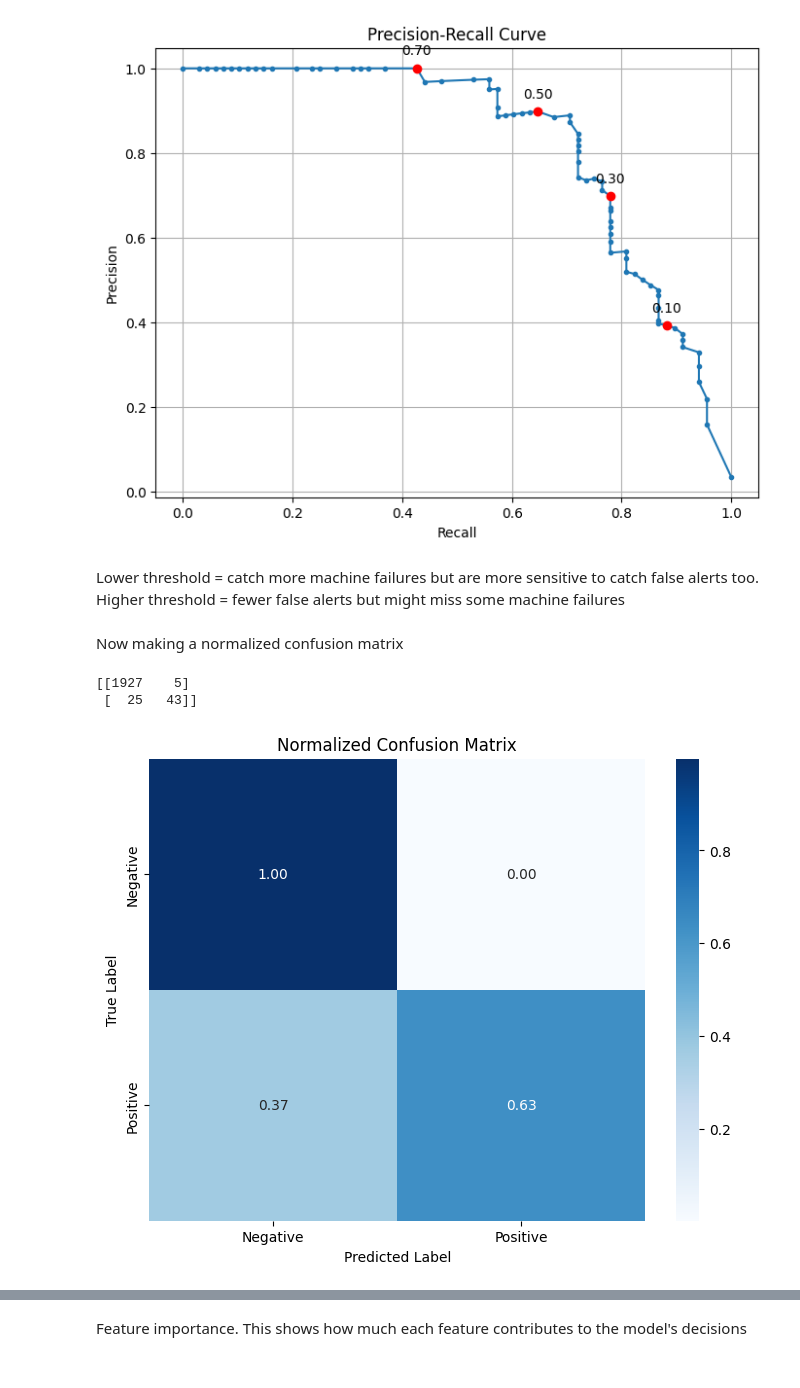
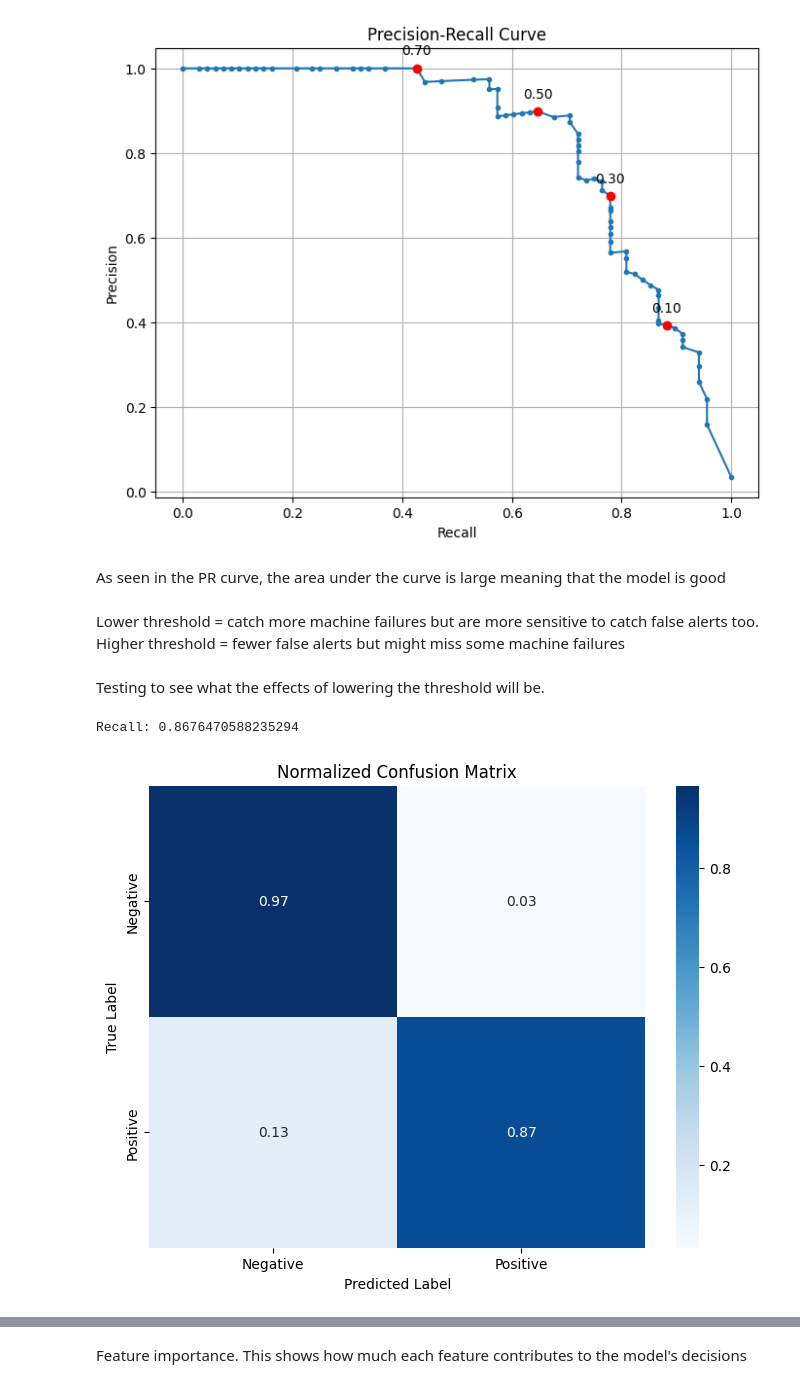
Before and after one commit to tobiaseis/ML_exam, a Jupyter notebook: ML_exam.ipynb, the cells around one changed output, grey strips where cells are left out. Saved outputs shown, nothing was run; the diff lists cells and outputs as text; code cells hidden in the pictures.

```diff
--- a/ML_exam.ipynb
+++ b/ML_exam.ipynb
@@ -249,0 +268,24 @@ plt.show()
+# %%
+# Train the model with the best parameters and class weights
+rbf_svm = SVC(kernel='rbf', C=100, gamma=0.25, class_weight='balanced')
+rbf_svm.fit(X_train, y_train)
+
+# Predict the test set
+y_pred_weight = rbf_svm.predict(X_test)
+
+# Calculate the metrics
+metrics = evaluate_model(y_test, y_pred_weight)
+print(metrics)
+
+# Create a normalized confusion matrix visualization
+conf_matrix = confusion_matrix(y_test, y_pred_weight)
+cm_normalized = conf_matrix.astype('float') / conf_matrix.sum(axis=1)[:, np.newaxis]
+
+plt.figure(figsize=(8, 6))
+sns.heatmap(cm_normalized, annot=True, fmt='.2f', cmap='Blues',
+            xticklabels=['Negative', 'Positive'],
+            yticklabels=['Negative', 'Positive'])
+plt.title('Normalized Confusion Matrix')
+plt.ylabel('True Label')
+plt.xlabel('Predicted Label')
+plt.show()
@@ -294,26 +361,33 @@ for threshold in relevant_thresholds:
 plt.show()
 # %% [output]
 [figure]
+# %% [markdown]
+As seen in the PR curve, the area under the curve is large meaning that the model is good
 # %% [markdown]
 Lower threshold = catch more machine failures but are more sensitive to catch false alerts too.
 Higher threshold = fewer false alerts but might miss some machine failures
-# %% [markdown]
-Now making a normalized confusion matrix
+# %% [markdown]
+Testing to see what the effects of lowering the threshold will be.
 # %%
-conf_matrix = confusion_matrix(y_test, y_pred)
-print(conf_matrix)
+y_prob_thres = rf_model.predict_proba(X_test)[:, 1]
+threshold = 0.15  # Lower threshold to improve recall
+y_pred_thres = (y_prob_thres >= threshold).astype(int)
+recall = recall_score(y_test, y_pred_thres)
+print(f"Recall: {recall}")
+
+# Create a normalized confusion matrix visualization
+conf_matrix = confusion_matrix(y_test, y_pred_thres)
 
 cm_normalized = conf_matrix.astype('float') / conf_matrix.sum(axis=1)[:, np.newaxis]
 
 plt.figure(figsize=(8, 6))
 sns.heatmap(cm_normalized, annot=True, fmt='.2f', cmap='Blues',
             xticklabels=['Negative', 'Positive'],
             yticklabels=['Negative', 'Positive'])
 plt.title('Normalized Confusion Matrix')
 plt.ylabel('True Label')
 plt.xlabel('Predicted Label')
 plt.show()
 # %% [output]
-[[1927    5]
- [  25   43]]
+Recall: 0.8676470588235294
-[figure, old version]
+[figure, new version]
```
Also changed, not shown: parts of 45 cells of this notebook.
